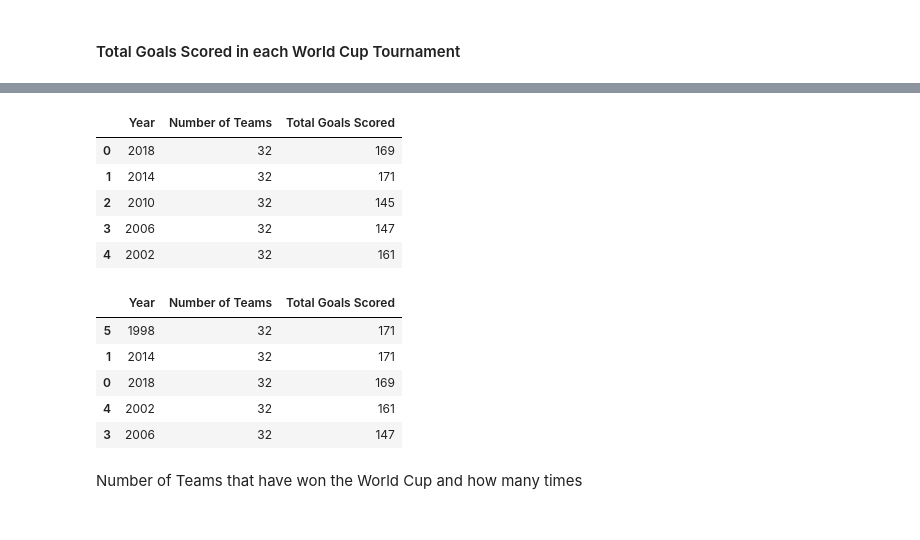
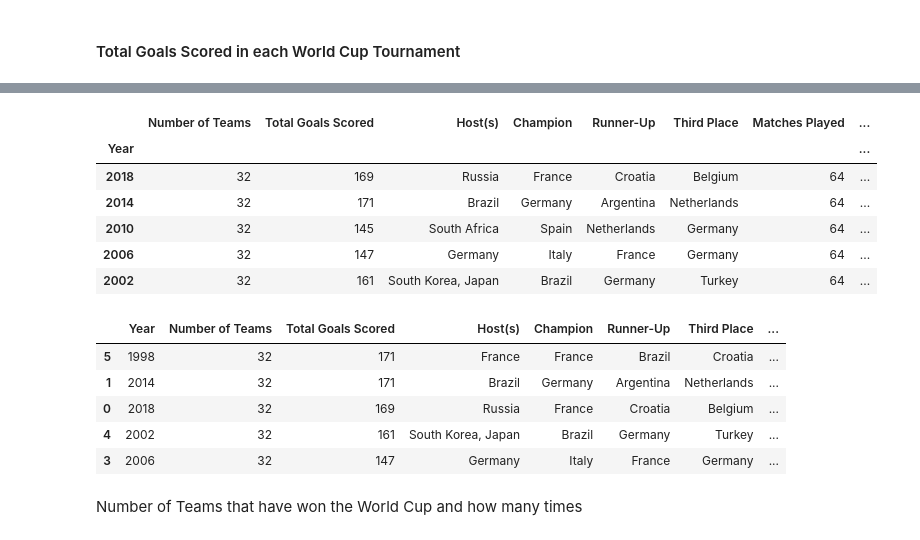
Before and after one commit to Binyoh1/FIFA-World-Cup-DataViz, a Jupyter notebook: notebook.ipynb, the cells around one changed output, grey strips where cells are left out. Drawn from its saved outputs; the diff is of its cells as text; code cells hidden in the pictures.

```diff
--- a/notebook.ipynb
+++ b/notebook.ipynb
@@ -396,2 +290,5 @@ wc_participating_teams
+# %%
+teams_list = [x["Team"].count() for x in data_list]
+teams_dict = dict(zip(year_list, teams_list))
 # %%
 # Top scoring teams in every edition of the FIFA World Cup
@@ -436,6 +333,21 @@ top_scoring_teams_dict
  1938: ['Hungary'],
  1934: ['Italy', 'Germany'],
  1930: ['Argentina']}
+# %%
+num_matches_list = list(df_ogs["MATCHES PLAYED"])
+num_matches_list.reverse()
+# %%
+hosts_list = list(df_ogs["HOST"])
+hosts_list.reverse()
+
+champions_list = list(df_ogs["CHAMPION"])
+champions_list.reverse()
+
+runner_ups_list = list(df_ogs["RUNNER UP"])
+runner_ups_list.reverse()
+
+third_place_list = list(df_ogs["THIRD PLACE"])
+third_place_list.reverse()
 # %%
 # Create copy of World Cup Summary dataframe and extending with Top Scoring Team
 top_scoring_teams.reverse()
@@ -481,5 +393,6 @@ Of the 21 editions of the competition, the host nation has won it only 6 times,
 # %% [markdown]
 #### Total Goals Scored in each World Cup Tournament
 # %%
-goals_scored_per_wc_tournament = pd.DataFrame(list(wc_goals_scored.items()), columns=["Year", "Total Goals Scored"])
-goals_scored_per_wc_tournament.set_index("Year").head()
+df_goals = pd.DataFrame(list(goals_dict.items()), columns=["Year", "Total Goals Scored"])
+
+df_teams = pd.DataFrame(list(teams_dict.items()), columns=["Year", "Number of Teams"])
@@ -494,25 +399,33 @@ goals_scored_per_wc_tournament.set_index("Year").head()
 # %%
 # Creating dataframe for total goals cored in each edition compared to the number of participating teams
-num_teams_per_wc_tournament = pd.DataFrame(list(wc_participating_teams.items()), columns=["Year", "Number of Teams"])
-wc_tournament_total_teams_and_goals = num_teams_per_wc_tournament.set_index(["Year"]).join(goals_scored_per_wc_tournament.set_index(["Year"]))
-wc_tournament_total_teams_and_goals = wc_tournament_total_teams_and_goals.reset_index()
-wc_tournament_total_teams_and_goals.head()
+df_teams = pd.DataFrame(list(teams_dict.items()), columns=["Year", "Number of Teams"])
+df_summary = (df_teams.set_index(["Year"]).join(df_goals.set_index(["Year"]))).reset_index()
+df_summary["Host(s)"] = hosts_list
+df_summary["Champion"] = champions_list
+df_summary["Runner-Up"] = runner_ups_list
+df_summary["Third Place"] = third_place_list
+df_summary["Matches Played"] = num_matches_list
+df_summary["Avg Goals per Game"] = round(
+    (df_summary["Total Goals Scored"] / df_summary["Matches Played"]), 2
+)
+df_summary.set_index('Year').head()
 # %% [output]
-|  | Year | Number of Teams | Total Goals Scored |
-| 0 | 2018 | 32 | 169 |
-| 1 | 2014 | 32 | 171 |
-| 2 | 2010 | 32 | 145 |
-| 3 | 2006 | 32 | 147 |
-| 4 | 2002 | 32 | 161 |
+|  | Number of Teams | Total Goals Scored | Host(s) | Champion | Runner-Up | Third Place | Matches Played | ... |
+| Year |  |  |  |  |  |  |  | ... |
+| 2018 | 32 | 169 | Russia | France | Croatia | Belgium | 64 | ... |
+| 2014 | 32 | 171 | Brazil | Germany | Argentina | Netherlands | 64 | ... |
+| 2010 | 32 | 145 | South Africa | Spain | Netherlands | Germany | 64 | ... |
+| 2006 | 32 | 147 | Germany | Italy | France | Germany | 64 | ... |
+| 2002 | 32 | 161 | South Korea, Japan | Brazil | Germany | Turkey | 64 | ... |
 # %%
 # Sorting by number of goals scored
-wc_tournament_total_teams_and_goals = wc_tournament_total_teams_and_goals.sort_values("Total Goals Scored", ascending=False)
-wc_tournament_total_teams_and_goals.head()
+df_summary = df_summary.sort_values("Total Goals Scored", ascending=False)
+df_summary.head()
 # %% [output]
-|  | Year | Number of Teams | Total Goals Scored |
-| 5 | 1998 | 32 | 171 |
-| 1 | 2014 | 32 | 171 |
-| 0 | 2018 | 32 | 169 |
-| 4 | 2002 | 32 | 161 |
-| 3 | 2006 | 32 | 147 |
+|  | Year | Number of Teams | Total Goals Scored | Host(s) | Champion | Runner-Up | Third Place | ... |
+| 5 | 1998 | 32 | 171 | France | France | Brazil | Croatia | ... |
+| 1 | 2014 | 32 | 171 | Brazil | Germany | Argentina | Netherlands | ... |
+| 0 | 2018 | 32 | 169 | Russia | France | Croatia | Belgium | ... |
+| 4 | 2002 | 32 | 161 | South Korea, Japan | Brazil | Germany | Turkey | ... |
+| 3 | 2006 | 32 | 147 | Germany | Italy | France | Germany | ... |
 # %%
```
Also changed, not shown: parts of 88 cells of this notebook, 2 other files.
